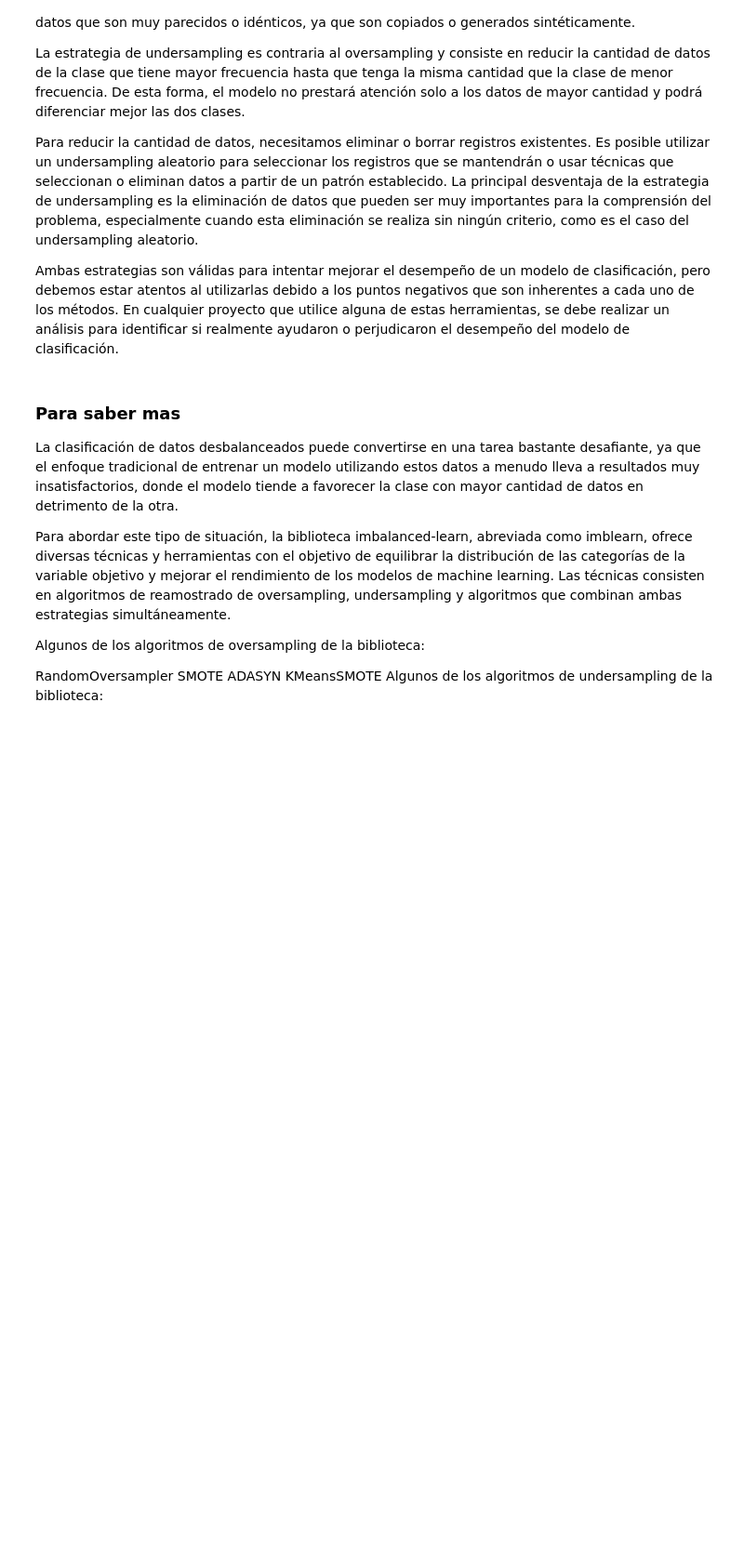
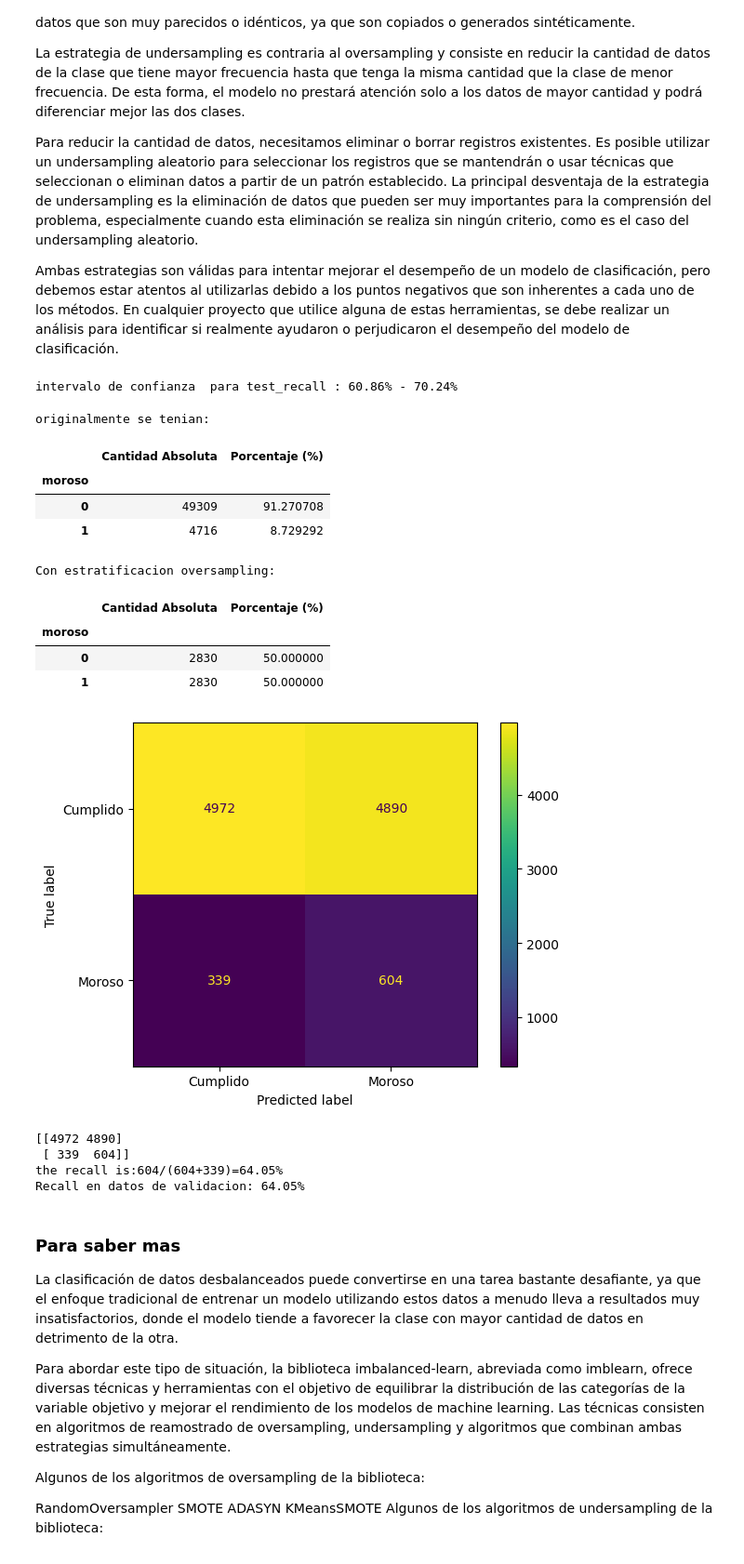
Before and after one commit to JCSR2022/Alura_Data_Science, a Jupyter notebook: Model_Validation_&_Evaluation_Metrics/Clasificacion_validacion_y_metricas.ipynb, the cells around one changed output. Shown at 93% size. Saved outputs shown, nothing was run; the diff lists cells and outputs as text; code cells hidden in the pictures; blank space fills up the shorter version.

```diff
--- a/Model_Validation_&_Evaluation_Metrics/Clasificacion_validacion_y_metricas.ipynb
+++ b/Model_Validation_&_Evaluation_Metrics/Clasificacion_validacion_y_metricas.ipynb
@@ -620,3 +636,58 @@ Ambas estrategias son válidas para intentar mejorar el desempeño de un modelo
+# %%
+modelo =  DecisionTreeClassifier(max_depth=10)
+pipeline = imbpipeline([
+    ('undersampling', NearMiss(version=3)),
+    ('modelo',modelo)])
+skf = StratifiedKFold(n_splits=5, shuffle=True, random_state=rand_state)
+cv_results = cross_validate(pipeline, X_train, y_train, cv=skf, scoring=['recall'])
+# %%
+score = 'test_recall'
+recall_intervalo= intervalo_confianza(cv_results,score)
+print(f'intervalo de confianza  para {score} : {recall_intervalo[0]:.2%} - {recall_intervalo[1]:.2%}')
+# %% [output]
+intervalo de confianza  para test_recall : 60.86% - 70.24%
+# %%
+undersampling = NearMiss(version=3)
+X_train_resampled, y_train_resampled = undersampling.fit_resample(X_train, y_train)
+
+
+print('originalmente se tenian:')
+review_stratification(pd.DataFrame(y_train),'moroso')
+visualizacion_stratification(review_stratification(datos,'moroso' ))
+print()
+
+print('Con estratificacion oversampling:')
+visualizacion_stratification(review_stratification(pd.DataFrame(y_train_resampled),'moroso'))
+print()
+
+
+modelo.fit(X_train_resampled, y_train_resampled)
+y_predict = modelo.predict(X_validacion)
+conf_matrix = confusion_matrix(y_validacion, y_predict)
+disp = ConfusionMatrixDisplay(conf_matrix,display_labels=['Cumplido','Moroso'])
+disp.plot()
+plt.show()
+
+print(conf_matrix)
+my_recall = conf_matrix[1][1] / (conf_matrix[1][1] + conf_matrix[1][0])
+print(f'the recall is:{conf_matrix[1][1]}/({conf_matrix[1][1]}+{conf_matrix[1][0]})={my_recall*100:.2f}%')
+print(f'Recall en datos de validacion: {recall_score(y_validacion, y_predict):.2%}')
+# %% [output]
+originalmente se tenian:
+|  | Cantidad Absoluta | Porcentaje (%) |
+| moroso |  |  |
+| 0 | 49309 | 91.270708 |
+| 1 | 4716 | 8.729292 |
+Con estratificacion oversampling:
+|  | Cantidad Absoluta | Porcentaje (%) |
+| moroso |  |  |
+| 0 | 2830 | 50.000000 |
+| 1 | 2830 | 50.000000 |
+[figure, added]
+[[4972 4890]
+ [ 339  604]]
+the recall is:604/(604+339)=64.05%
+Recall en datos de validacion: 64.05%
 # %% [markdown]
 ### Para saber mas
 
```
Also changed, not shown: parts of 29 cells of this notebook.
